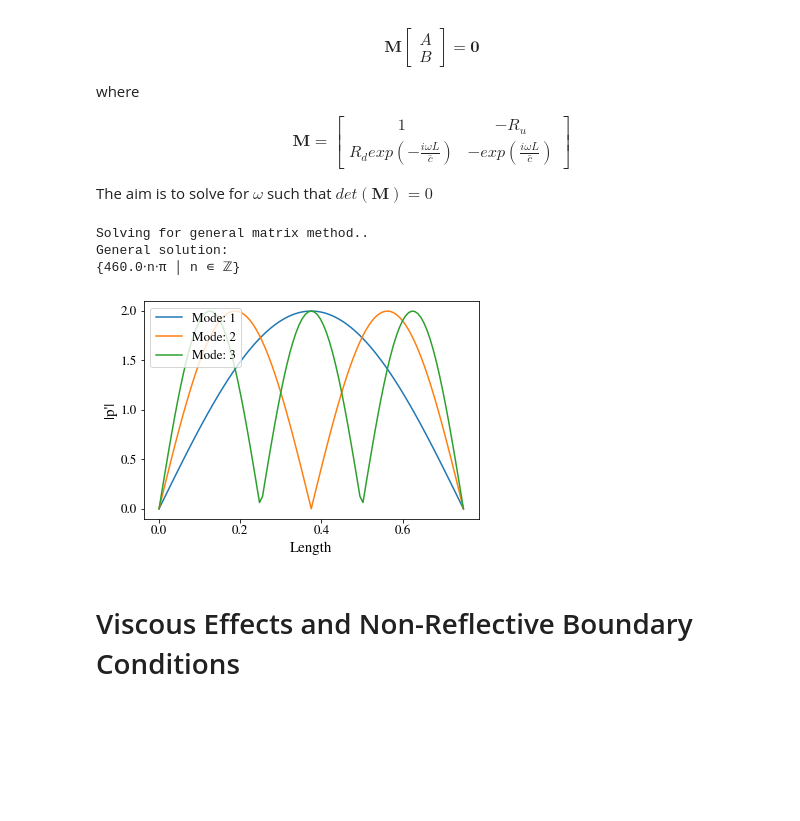
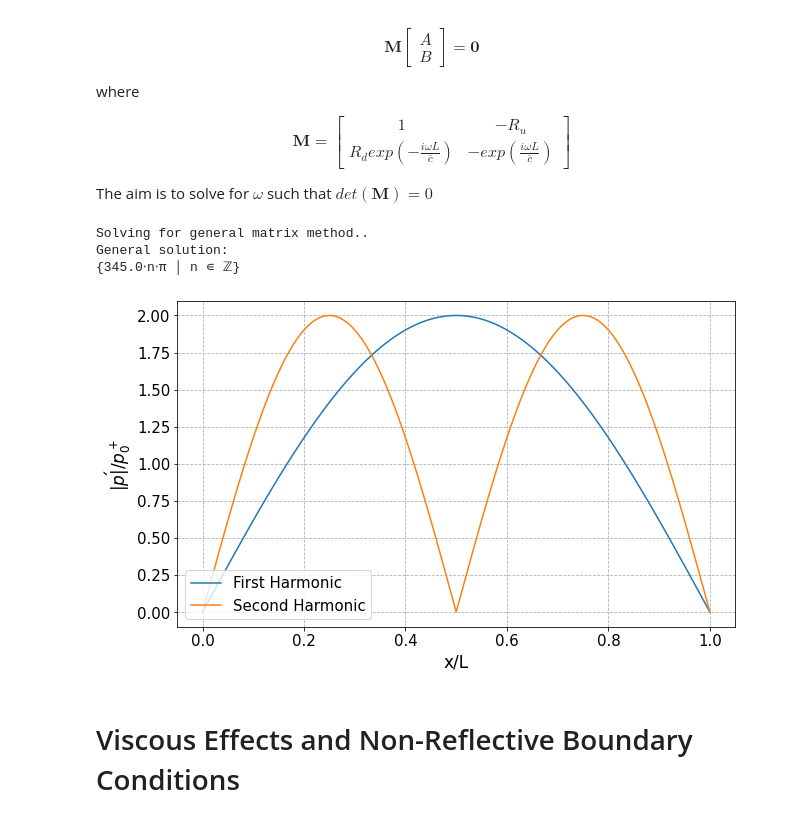
Before and after one commit to kyubin-l/fyp, a Jupyter notebook: acoustic-modes.ipynb, the cells around one changed output. Drawn from its saved outputs; the diff is of its cells as text; code cells hidden in the pictures; blank space fills up the shorter version.

```diff
--- a/acoustic-modes.ipynb
+++ b/acoustic-modes.ipynb
@@ -10,12 +10,12 @@ from scipy.integrate import quad
 from scipy.io import loadmat
 # %%
 SMALL_SIZE = 11
-MEDIUM_SIZE = 13
-BIGGER_SIZE = 15
+MEDIUM_SIZE = 15
+BIGGER_SIZE = 17
 
 plt.rcParams['text.usetex']: True
-plt.rcParams['mathtext.fontset'] = 'stix'
-plt.rcParams['font.family'] = 'STIXGeneral'
+plt.rcParams['mathtext.fontset'] = 'dejavusans'
+
 
 plt.rc('font', size=BIGGER_SIZE)          # controls default text sizes
 plt.rc('axes', titlesize=BIGGER_SIZE)     # fontsize of the axes title
@@ -101,27 +101,30 @@ class AcousticModel:
 
 
     def _plot_pressure_fluctuations(self, p_fluc, labels):
-        plt.plot(self.x, np.abs(p_fluc), label = labels)
-        plt.ylabel('|p\'|')
-        plt.xlabel('Length')
-        plt.legend(loc='upper left')
-        plt.show()
+        fig, ax = plt.subplots(1, 1, figsize= (10, 6))
+        ax.plot(self.x, np.abs(p_fluc), label = labels)
+        ax.set_ylabel(r'$ | p\'| / p^+_0$')
+        ax.set_xlabel('x/L')
+        ax.legend(loc='lower left')
+        ax.grid(visible=True, which='major', linestyle='--')
+        plt.savefig('harmonics.png')
+        fig.show()
 
 
-    def plot_acoustic_modes(self, num_nodes=3):
+    def plot_acoustic_modes(self, num_nodes=3, labels=[]):
         self._p_dash = self.get_pressure_fluctuations(num_nodes)
-        self._plot_pressure_fluctuations(self._p_dash, [f'Mode: {i+1}' for i in range(num_nodes)])
+        self._plot_pressure_fluctuations(self._p_dash, labels)
 # %%
-test = AcousticModel(0.75, 100)
+test = AcousticModel(1, 1000)
 test.general_matrix_method(-1, -1)
 # %% [output]
 Solving for general matrix method..
 General solution:
-{460.0⋅n⋅π │ n ∊ ℤ}
+{345.0⋅n⋅π │ n ∊ ℤ}
 # %%
-test.plot_acoustic_modes()
+test.plot_acoustic_modes(2, ['First Harmonic', 'Second Harmonic'])
 # %% [output]
-[figure, old version]
+[figure, new version]
 # %% [markdown]
 # Viscous Effects and Non-Reflective Boundary Conditions
 # %% [markdown]
```
Also changed, not shown: parts of 16 cells of this notebook, 11 other files.
